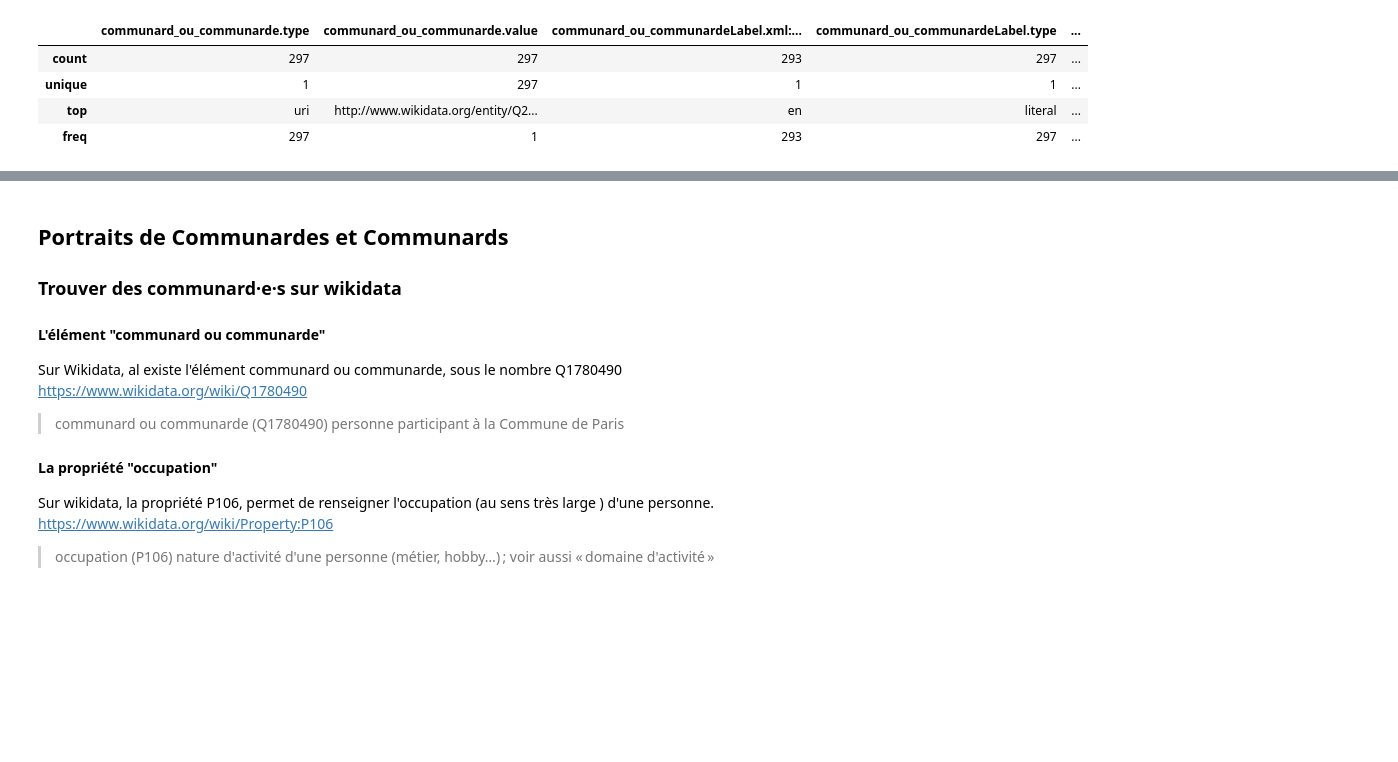
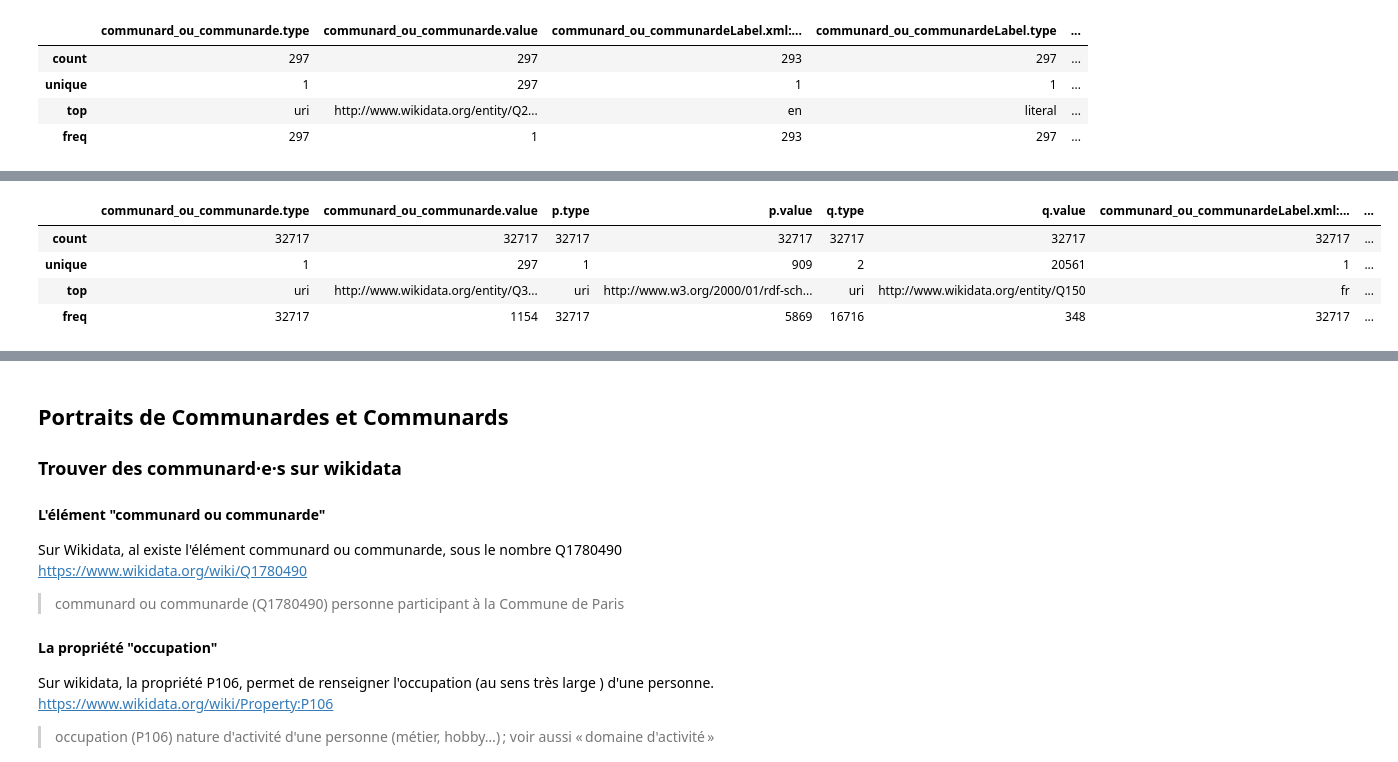
Before and after one commit to silanoc/commune_dans_wikidata, a Jupyter notebook: Commune_dans_wikidata.ipynb, the cells around one changed output, grey strips where cells are left out. Saved outputs shown, nothing was run; the diff lists cells and outputs as text; code cells hidden in the pictures; blank space fills up the shorter version.

```diff
--- a/Commune_dans_wikidata.ipynb
+++ b/Commune_dans_wikidata.ipynb
@@ -202,0 +241,8 @@ df_communard.describe()
+# %%
+df_communard_tous_p_q.describe()
+# %% [output]
+|  | communard_ou_communarde.type | communard_ou_communarde.value | p.type | p.value | q.type | q.value | communard_ou_communardeLabel.xml:... | ... |
+| count | 32717 | 32717 | 32717 | 32717 | 32717 | 32717 | 32717 | ... |
+| unique | 1 | 297 | 1 | 909 | 2 | 20561 | 1 | ... |
+| top | uri | http://www.wikidata.org/entity/Q3... | uri | http://www.w3.org/2000/01/rdf-sch... | uri | http://www.wikidata.org/entity/Q150 | fr | ... |
+| freq | 32717 | 1154 | 32717 | 5869 | 16716 | 348 | 32717 | ... |
```
Also changed, not shown: parts of 11 cells of this notebook.
